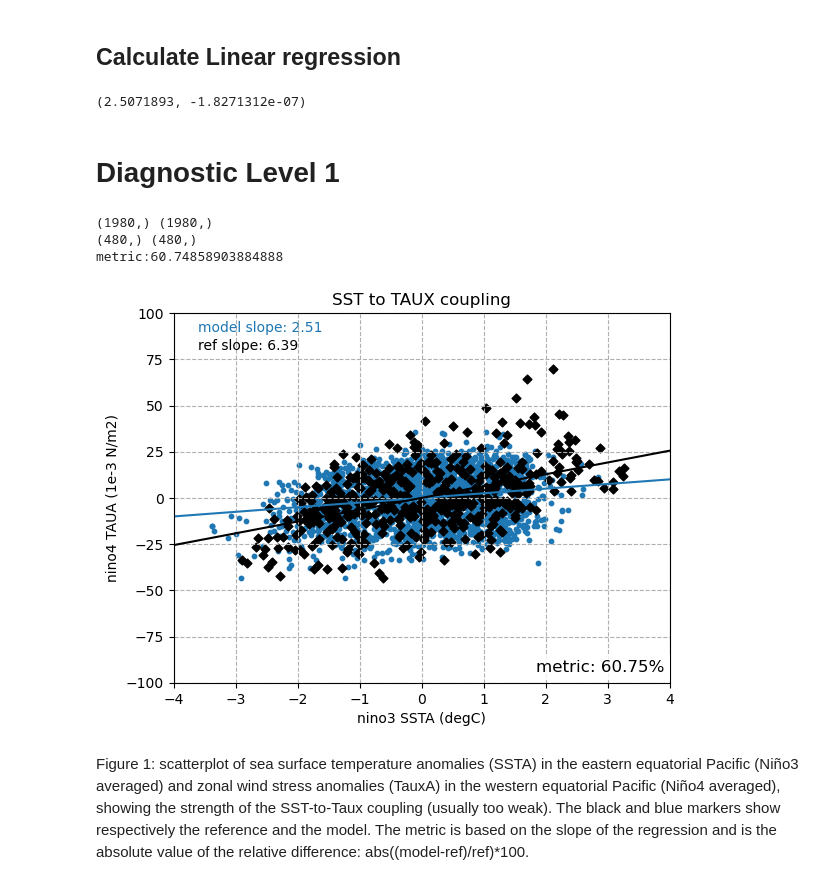
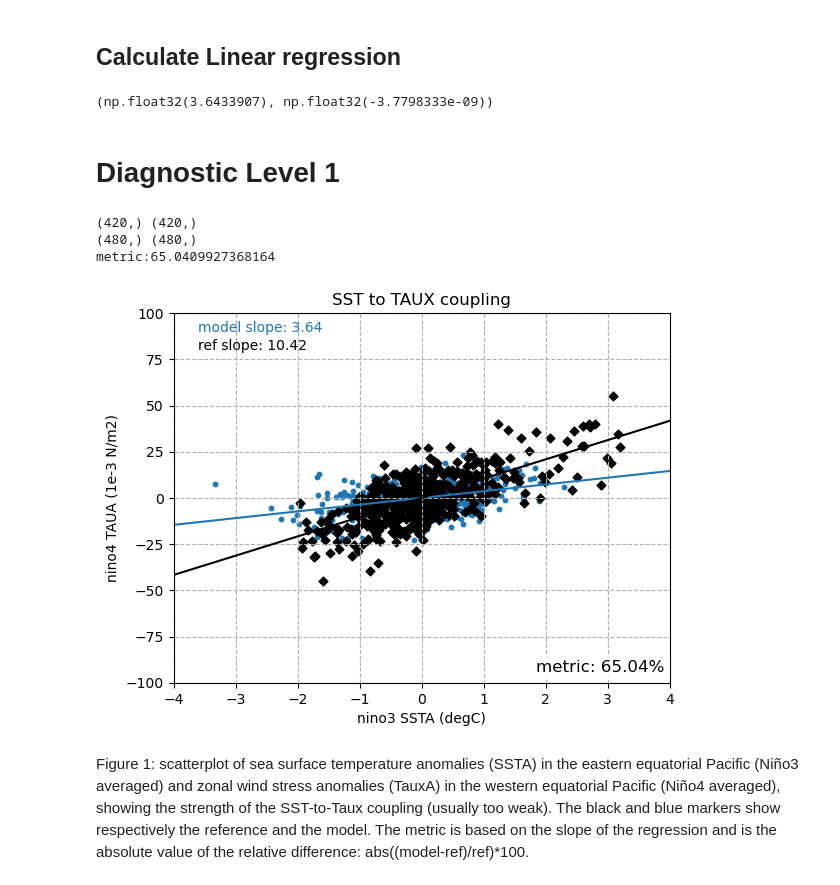
Before and after one commit to ACCESS-NRI/ACCESS-ENSO-recipes, a Jupyter notebook: 20-SST_Taux_feedback.ipynb, the cells around one changed output. Saved outputs shown, nothing was run; the diff lists cells and outputs as text; code cells hidden in the pictures.

```diff
--- a/20-SST_Taux_feedback.ipynb
+++ b/20-SST_Taux_feedback.ipynb
@@ -66,4 +72,11 @@ obs_tauu_datasets = {
 }
+# %%
+for name, dataset in model_ts_datasets.items():
+    dataset.add_supplementary(short_name='sftof', mip="Ofx")
+    dataset.add_supplementary(short_name="areacello", mip="Ofx")
+for name, dataset in model_tauu.items():
+    dataset.add_supplementary(short_name='sftlf', mip="fx")
+    dataset.add_supplementary(short_name="areacella", mip="fx")
 # %%
 model_ts_datasets = {name: dataset.load() for name, dataset in model_ts_datasets.items()}
 model_tauu = {name: dataset.load() for name, dataset in model_tauu.items()}
@@ -103,12 +112,12 @@ import scipy.stats
 def sst_east(cube):
     nino3_region = {"start_longitude": 210., "end_longitude": 270., "start_latitude": -5., "end_latitude": 5.}
     # cube = extract_time(cube, start_year=1979, end_year=2000, start_month=1, end_month=12, start_day=1, end_day=31)
-    cube = regrid(cube, target_grid="1x1", scheme="linear")
     cube = convert_units(cube, units="degC")
-    cube = mask_landsea(cube, mask_out="land") #irregular
-    cube = anomalies(cube, period="full")
+    # cube = mask_landsea(cube, mask_out="land") #not req
+    cube = anomalies(cube, period="monthly")
     cube = detrend(cube, dimension="time", method="linear")
     cube = extract_region(cube, **nino3_region)
+    # cube = regrid(cube, target_grid="1x1", scheme="linear")  #not req
     cube = area_statistics(cube,operator='mean')
 
     return cube
@@ -117,12 +126,12 @@ def sst_east(cube):
 def taux_west(cube):
     region = {"start_longitude": 160., "end_longitude": 210., "start_latitude": -5., "end_latitude": 5.}
     # cube = extract_time(cube, start_year=1979, end_year=2000, start_month=1, end_month=12, start_day=1, end_day=31)
-    # cube = regrid(cube, target_grid="1x1", scheme="linear")
     cube = convert_units(cube, units="1e-3 N/m2")
-    cube = mask_landsea(cube, mask_out="land")
-    cube = anomalies(cube, period="full")
-    cube = detrend(cube, dimension="time", method="linear") # Create NaN for some reasons
+    cube = mask_landsea(cube, mask_out="land") #not req?
+    cube = anomalies(cube, period="monthly")
+    cube = detrend(cube, dimension="time", method="linear")
     cube = extract_region(cube, **region)
+    # cube = regrid(cube, target_grid="1x1", scheme="linear")  #not req
     cube = area_statistics(cube,operator='mean')
     return cube
 # %%
@@ -134,17 +143,15 @@ obs_tauu_prep = {name: taux_west(dataset) for name, dataset in obs_tauu_datasets
 # %% [markdown]
 ## Calculate Linear regression
 # %%
-# scp.LinReg(model_tauu_prep["ACCESS-ESM1-5"].data, model_tos_prep["ACCESS-ESM1-5"].data).intcpt
+
 def linreg_1d(tauu_cube, ts_cube):
     B_data = ts_cube.data
     B_with_intercept = np.vstack([B_data, np.ones_like(B_data)]).T
     coefs, _, _, _ = np.linalg.lstsq(B_with_intercept, tauu_cube.data, rcond=None)
     slope, intercept = coefs[0], coefs[1]
     return slope, intercept
-
-print(linreg_1d(model_tauu_prep["ACCESS-ESM1-5"], model_tos_prep["ACCESS-ESM1-5"]))
 # %% [output]
-(2.5071893, -1.8271312e-07)
+(np.float32(3.6433907), np.float32(-3.7798333e-09))
 # %% [markdown]
 # Diagnostic Level 1
 # %%
@@ -153,39 +160,39 @@ xseq = np.linspace(-4, 4, num=100)
 
 # linregress(model_tauu_prep["ACCESS-ESM1-5"].data, model_tos_prep["ACCESS-ESM1-5"].data)
 slope, intcpt = linreg_1d(model_tauu_prep["ACCESS-ESM1-5"], model_tos_prep["ACCESS-ESM1-5"])
 plt.plot(xseq, intcpt+slope*xseq)
 mod_slope = slope
 
-slope, intcpt = linreg_1d( obs_tauu_prep["ERA-Interim"], obs_tos_prep["HadISST"])
+slope, intcpt = linreg_1d(obs_tauu_prep["NCEP-DOE-R2"], obs_tos_prep["HadISST"])
 plt.plot(xseq, intcpt+slope*xseq, color='black')
 metric_val = abs((mod_slope-slope)/slope)*100
 
 print(model_tauu_prep["ACCESS-ESM1-5"].shape, model_tos_prep["ACCESS-ESM1-5"].shape) #scatter plot
 yunit = model_tauu_prep["ACCESS-ESM1-5"].units
 xunit = model_tos_prep["ACCESS-ESM1-5"].units
 plt.scatter(model_tos_prep["ACCESS-ESM1-5"].data, model_tauu_prep["ACCESS-ESM1-5"].data, s=10)
 
-print(obs_tos_prep["HadISST"].shape, obs_tauu_prep["ERA-Interim"].shape)
-plt.scatter(obs_tos_prep["HadISST"].data, obs_tauu_prep["ERA-Interim"].data,s=20, c='black', marker='D')
+print(obs_tos_prep["HadISST"].shape, obs_tauu_prep["NCEP-DOE-R2"].shape)
+plt.scatter(obs_tos_prep["HadISST"].data, obs_tauu_prep["NCEP-DOE-R2"].data,s=20, c='black', marker='D')
 plt.xlim(-4,4)
 plt.ylim(-100,100)
 
 plt.title('SST to TAUX coupling')
 plt.ylabel(f'nino4 TAUA ({yunit})')
 plt.xlabel(f'nino3 SSTA ({xunit})')
 plt.grid(linestyle='--')
 ## text slope
 plt.text(0.05,0.95, f'model slope: {mod_slope:.2f}', color='C0',transform=plt.gca().transAxes)
 plt.text(0.05,0.9, f'ref slope: {slope:.2f}', color='black',transform=plt.gca().transAxes)
 
 plt.text(0.99, 0.03, f'metric: {metric_val:.2f}%', fontsize=12, ha='right',
          transform=plt.gca().transAxes, bbox=dict(facecolor='white', alpha=0.8, edgecolor='none'))
 print(f'metric:{metric_val}')
 # %% [output]
-(1980,) (1980,)
+(420,) (420,)
 (480,) (480,)
-metric:60.74858903884888
+metric:65.0409927368164
-[figure, old version]
+[figure, new version]
 # %% [markdown]
 Figure 1: scatterplot of sea surface temperature anomalies (SSTA) in the eastern equatorial Pacific (Niño3 averaged) and zonal wind stress anomalies (TauxA) in the western equatorial Pacific (Niño4 averaged), showing the strength of the SST-to-Taux coupling (usually too weak). The black and blue markers show respectively the reference and the model. The metric is based on the slope of the regression and is the absolute value of the relative difference: abs((model-ref)/ref)*100.
 # %% [markdown]
```
Also changed, not shown: parts of 8 cells of this notebook.
